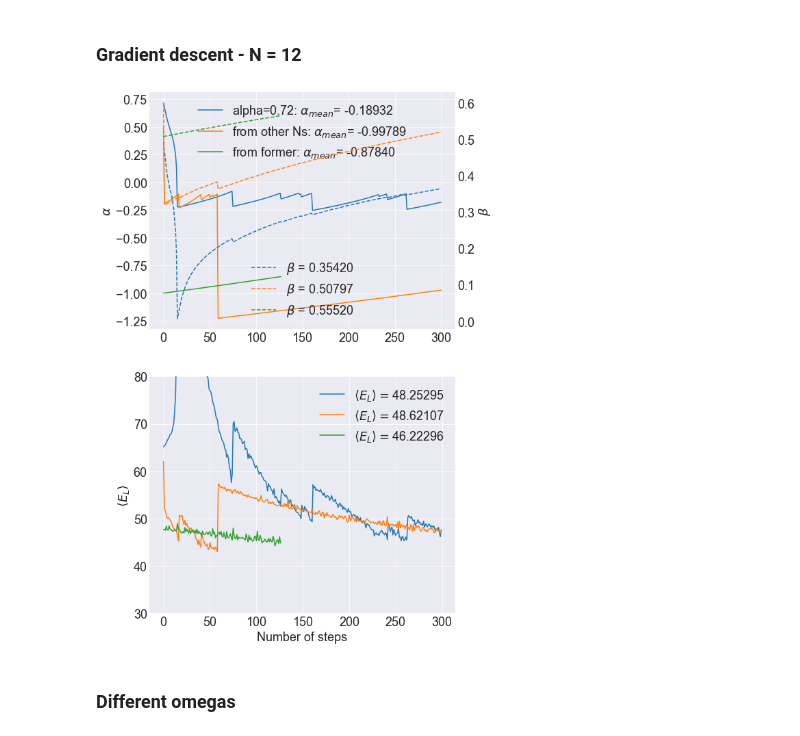
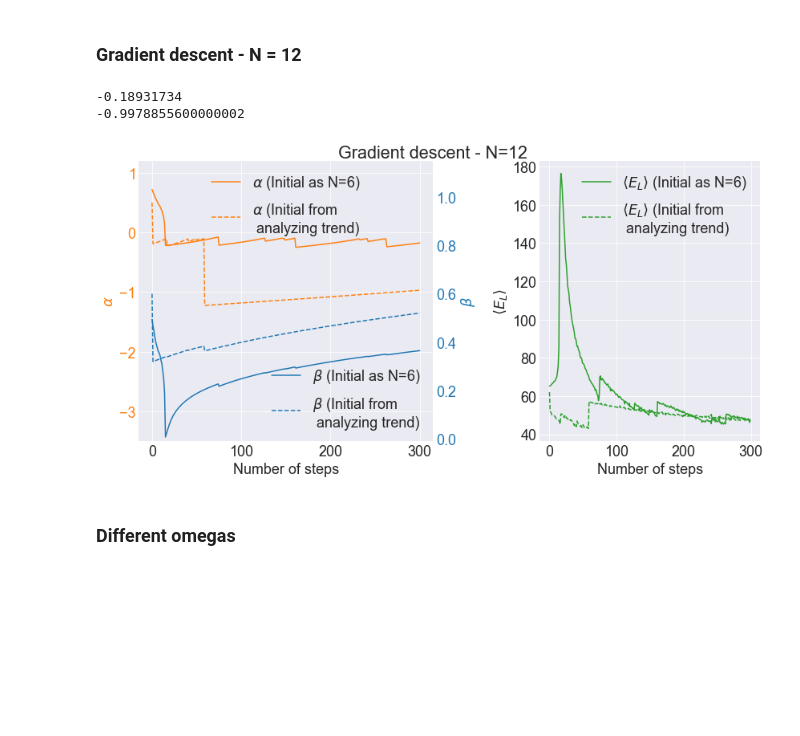
Before and after one commit to vildemjo/vmc_fermions, a Jupyter notebook: analysisscripts/plotting.ipynb, the cells around one changed output. Saved outputs shown, nothing was run; the diff lists cells and outputs as text; code cells hidden in the pictures; blank space fills up the shorter version.

```diff
--- a/analysisscripts/plotting.ipynb
+++ b/analysisscripts/plotting.ipynb
@@ -362,12 +369,12 @@ for y in range(len(ast)):
 # %% [markdown]
 ### Gradient descent - N = 12
 # %%
-omega = [1.0, 1.0, 1.0,]
-gamma = [0.01, 0.05, 0.05]
-ast = [72, 50, -99]
-bst = [50, 60, 51]
+omega = [1.0, 1.0]
+gamma = [0.01, 0.05]
+ast = [72, 50]
+bst = [50, 60]
 
-name = ["alpha=0.72", "from other Ns", "from former"]
+name = ["Initial as N=6", "Initial from \n analyzing trend", "from former"]
 
 # omega = 0.5
 # gamma = [0.1]
@@ -385,50 +392,67 @@ name = ["alpha=0.72", "from other Ns", "from former"]
 # bst = [15, 14, 13, 13, 11]
 
 # name = ["0.08", "0.07", "0.06", "0.05", "0.04"]
 
 # omega = [0.03, 0.02, 0.02]
 # gamma = [0.005, 0.005, 0.005]
 # ast = [76, 76, 73]
 # bst = [10, 9, 9]
 
 # name = ["0.03", "0.02", "0.02, from ss"]
 
-figure(figsize=(8,14))
-ax1 = subplot(2,1,1)
+figure(figsize=(12,6))
+gs = gridspec.GridSpec(1, 2, width_ratios=[4, 3])
+ax1 = subplot(gs[0])
 ax2 = twinx(ax1)
+
+
+linetype = ["-", "--"]
 
 for y in range(len(ast)):
 
     X = genfromtxt(file_loc + "\\exercise_g\\gradient_descent_interaction_p12_importance_omega_%i_alphastart_%i_betastart_%i_gamma_%i.txt"%(int(omega[y]*100), ast[y], bst[y], int(gamma[y]*1000)), skip_header = 1)
 
     alpha = X[:,0]
     beta = X[:,1]
     energy = X[:,2]
     derivative_alpha = X[:,3]
     derivative_beta = X[:,4]
 
 #     alpha = alpha[0:125]
 #     beta = beta[0:125]
 #     energy = energy[0:125]
 
+    print mean(alpha[-50:])
+    ax1.plot(alpha, linetype[y] ,color = "C1",label="$\\alpha$ (%s)"%name[y])# label="%s: $\\alpha_{mean}$= %.5f"%(name[y], mean(alpha[-50:])))
+    ax1.set_ylabel("$\\alpha$", color="C1")
+    ax2.plot(beta, linetype[y], color="C0",label="$\\beta$ (%s)"%name[y])#,label="$\\beta$ = %.5f"%mean(beta[-50:]))
+    ax2.set_ylabel("$\\beta$", color="C0")
+    ax1.legend(loc=9)
+    ax2.legend(loc=4)
+    ax1.set_ylim([-3.5,1.2])
+    ax2.set_ylim([-0.01,1.15])
+    ax1.tick_params(axis='y', colors="C1")
+    ax2.tick_params(axis='y', colors="C0")
+    ax1.set_xlabel("Number of steps")
 
-    ax1.plot(alpha, label="%s: $\\alpha_{mean}$= %.5f"%(name[y], mean(alpha[-50:])))
-    ax1.set_ylabel("$\\alpha$")
-    ax2.plot(beta, "--",label="$\\beta$ = %.5f"%mean(beta[-50:]))
-    ax2.set_ylabel("$\\beta$")
-    ax1.legend(loc=9)
-    ax2.legend(loc=8)
-#     ax1.set_ylim([0.6,0.82])
-#     ax2.set_ylim([0.0,0.25])
     ax2.grid(False)
-    subplot(2,1,2)
-    plot(energy[1:], label="$\\left<E_L\\right> = $%.5f"%mean(energy[-100:]))
-    ylim([30, 80])
-    ylabel( "$\\left<E_L\\right>$")
-    xlabel("Number of steps")
-    legend()
+
+
+    ax0 = subplot(gs[1])
+    ax0.plot(energy[1:], linetype[y], color="C2",label="$\\left<E_L\\right>$ (%s)"%name[y])# _{mean} = $%.3f"%mean(energy[-100:]))
+
+#     ylim([30, 80])
+    ax0.set_ylabel( "$\\left<E_L\\right>$")
+    ax0.set_xlabel("Number of steps")
+    ax0.legend()
+
+    suptitle("Gradient descent - N=12", y=1.0)
+tight_layout()
+savefig("../Results/gradient_descent_12p.png")
 # %% [output]
+-0.18931734
+-0.9978855600000002
-[figure, old version]
+[figure, new version]
 # %% [markdown]
 ### Different omegas
 # %%
```
Also changed, not shown: parts of 6 cells of this notebook, 16 other files.
